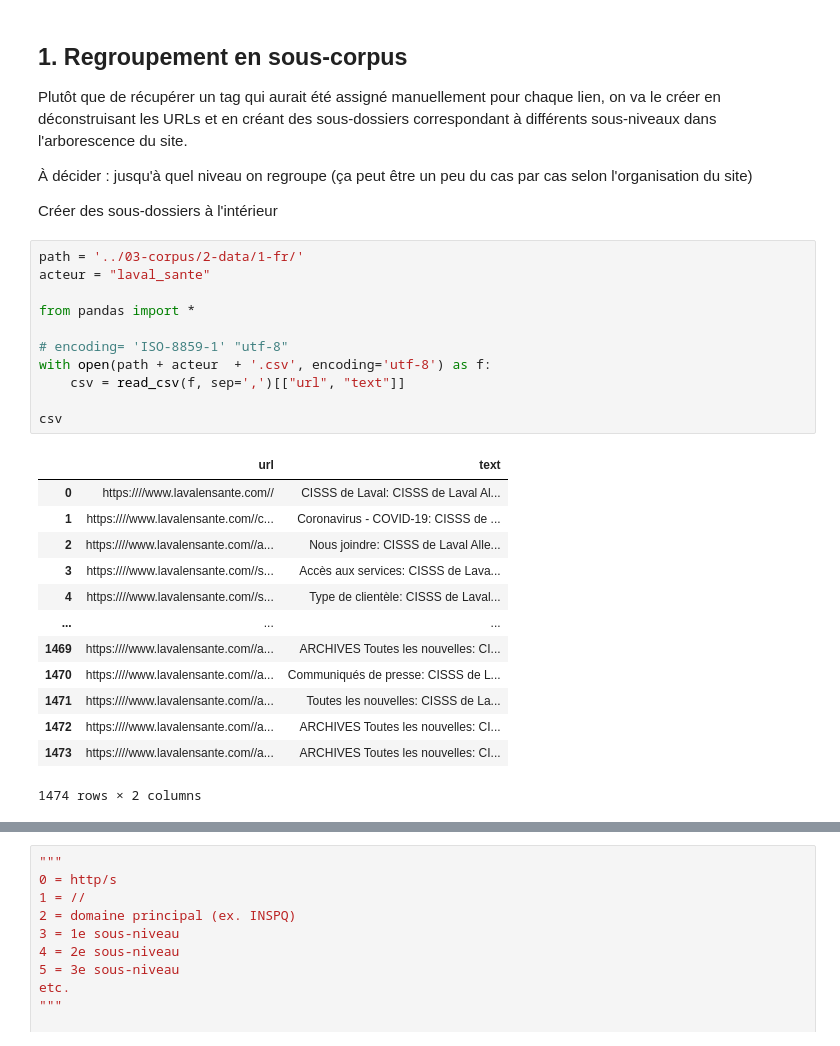
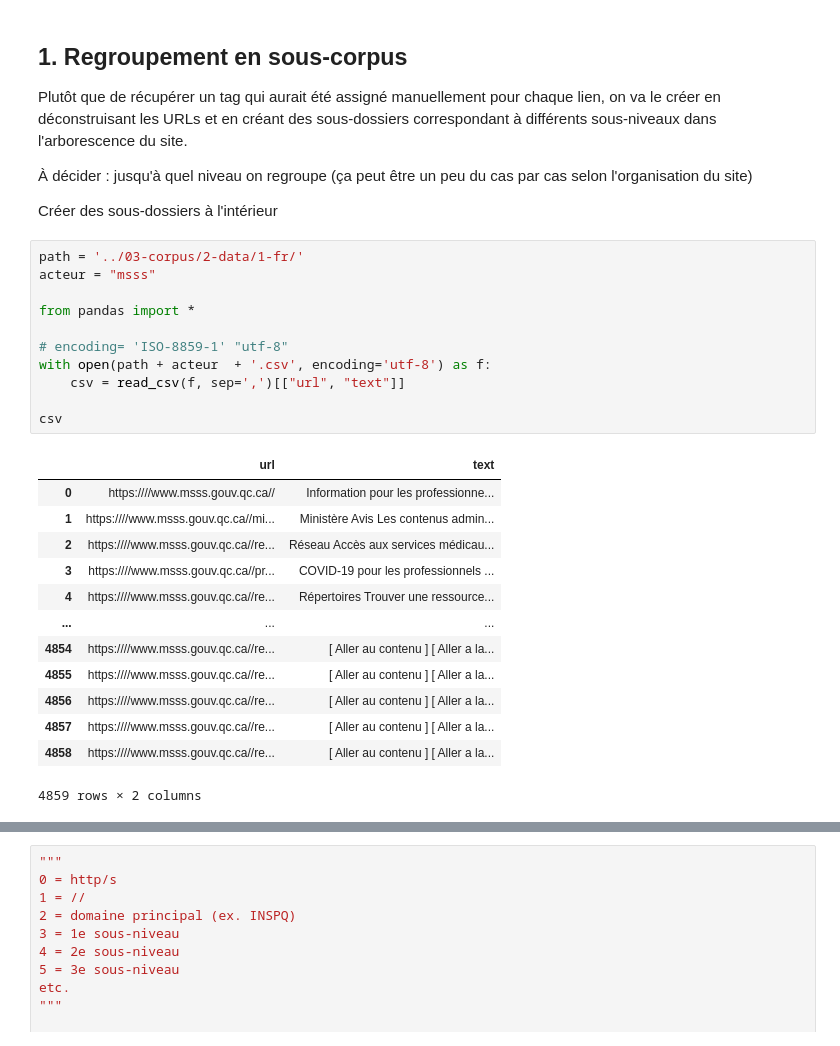
Before and after one commit to Camille-Demers/text-mining-project, a Jupyter notebook: 00-Jupyter-Notebooks/1-Sous_corpus.ipynb, the cells around one changed output, grey strips where cells are left out. Drawn from its saved outputs; the diff is of its cells as text.

```diff
--- a/00-Jupyter-Notebooks/1-Sous_corpus.ipynb
+++ b/00-Jupyter-Notebooks/1-Sous_corpus.ipynb
@@ -7,29 +7,29 @@ Plutôt que de récupérer un tag qui aurait été assigné manuellement pour ch
 Créer des sous-dossiers à l'intérieur
 # %%
 path = '../03-corpus/2-data/1-fr/'
-acteur = "laval_sante"
+acteur = "msss"
 
 from pandas import *
 
 # encoding= 'ISO-8859-1' "utf-8"
 with open(path + acteur  + '.csv', encoding='utf-8') as f:
     csv = read_csv(f, sep=',')[["url", "text"]]
 
 csv
 # %% [output]
 |  | url | text |
-| 0 | https:////www.lavalensante.com// | CISSS de Laval: CISSS de Laval Al... |
-| 1 | https:////www.lavalensante.com//c... | Coronavirus - COVID-19: CISSS de ... |
-| 2 | https:////www.lavalensante.com//a... | Nous joindre: CISSS de Laval Alle... |
-| 3 | https:////www.lavalensante.com//s... | Accès aux services: CISSS de Lava... |
-| 4 | https:////www.lavalensante.com//s... | Type de clientèle: CISSS de Laval... |
+| 0 | https:////www.msss.gouv.qc.ca// | Information pour les professionne... |
+| 1 | https:////www.msss.gouv.qc.ca//mi... | Ministère Avis Les contenus admin... |
+| 2 | https:////www.msss.gouv.qc.ca//re... | Réseau Accès aux services médicau... |
+| 3 | https:////www.msss.gouv.qc.ca//pr... | COVID-19 pour les professionnels ... |
+| 4 | https:////www.msss.gouv.qc.ca//re... | Répertoires Trouver une ressource... |
 | ... | ... | ... |
-| 1469 | https:////www.lavalensante.com//a... | ARCHIVES Toutes les nouvelles: CI... |
-| 1470 | https:////www.lavalensante.com//a... | Communiqués de presse: CISSS de L... |
-| 1471 | https:////www.lavalensante.com//a... | Toutes les nouvelles: CISSS de La... |
-| 1472 | https:////www.lavalensante.com//a... | ARCHIVES Toutes les nouvelles: CI... |
-| 1473 | https:////www.lavalensante.com//a... | ARCHIVES Toutes les nouvelles: CI... |
+| 4854 | https:////www.msss.gouv.qc.ca//re... | [ Aller au contenu ] [ Aller a la... |
+| 4855 | https:////www.msss.gouv.qc.ca//re... | [ Aller au contenu ] [ Aller a la... |
+| 4856 | https:////www.msss.gouv.qc.ca//re... | [ Aller au contenu ] [ Aller a la... |
+| 4857 | https:////www.msss.gouv.qc.ca//re... | [ Aller au contenu ] [ Aller a la... |
+| 4858 | https:////www.msss.gouv.qc.ca//re... | [ Aller au contenu ] [ Aller a la... |
-1474 rows × 2 columns
+4859 rows × 2 columns
 # %%
 liste = [lien.replace('//', "/") for lien in csv['url'].tolist() if not 'actualites' in lien and not 'propos' in lien and not 'joindre' in lien and not 'communiques' in lien and not 'about' in lien and not 'nouvelles' in lien and not 'pdf' in lien and not 'gaspesie' in lien]
 liste
```
Also changed, not shown: parts of 11 cells of this notebook, 49 other files.
